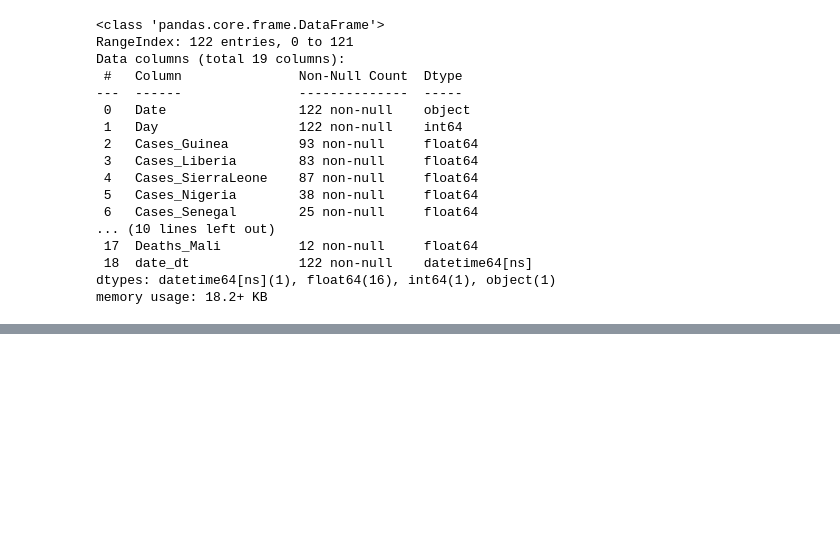
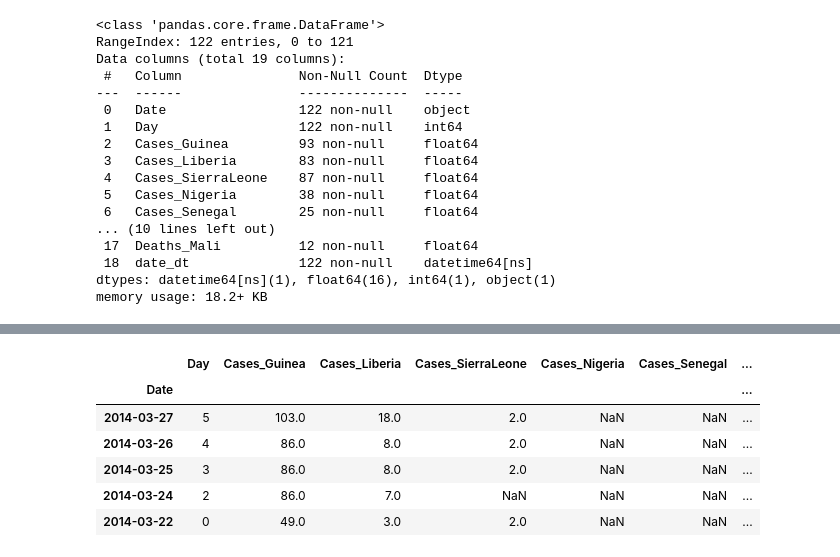
Before and after one commit to KChenDu/pandasNote, a Jupyter notebook: training/08-groupby.ipynb, the cells around one changed output, grey strips where cells are left out. Drawn from its saved outputs; the diff is of its cells as text; code cells hidden in the pictures; blank space fills up the shorter version.

```diff
--- a/training/08-groupby.ipynb
+++ b/training/08-groupby.ipynb
@@ -650,0 +921,3 @@ memory usage: 18.2+ KB
+# %%
+ebola = pd.read_csv('../data/country_timeseries.csv', index_col='Date', parse_dates=[0])
+ebola.head().iloc[:, :4]
@@ -650,0 +976,3 @@ memory usage: 18.2+ KB
+# %%
+last_valid = ebola.apply(pd.Series.last_valid_index)
+last_valid
@@ -650,0 +998,3 @@ memory usage: 18.2+ KB
+# %%
+earliest_date = ebola.index.min()
+earliest_date
@@ -650,0 +1003,3 @@ memory usage: 18.2+ KB
+# %%
+shift_values = last_valid - earliest_date
+shift_values
@@ -650,0 +1025,17 @@ memory usage: 18.2+ KB
+# %%
+ebola_dict = {}
+for idx, col in enumerate(ebola):
+    d = shift_values[idx].days
+    shifted = ebola[col].shift(d)
+    ebola_dict[col] = shifted
+ebola_shift = pd.DataFrame(ebola_dict)
+ebola_shift = ebola_shift[ebola.columns]
+ebola_shift.tail()
+# %% [output]
+|  | Day | Cases_Guinea | Cases_Liberia | Cases_SierraLeone | Cases_Nigeria | Cases_Senegal | ... |
+| Date |  |  |  |  |  |  | ... |
+| 2014-03-27 | 5 | 103.0 | 18.0 | 2.0 | NaN | NaN | ... |
+| 2014-03-26 | 4 | 86.0 | 8.0 | 2.0 | NaN | NaN | ... |
+| 2014-03-25 | 3 | 86.0 | 8.0 | 2.0 | NaN | NaN | ... |
+| 2014-03-24 | 2 | 86.0 | 7.0 | NaN | NaN | NaN | ... |
+| 2014-03-22 | 0 | 49.0 | 3.0 | 2.0 | NaN | NaN | ... |
```
Also changed, not shown: parts of 50 cells of this notebook, 1 other file.
